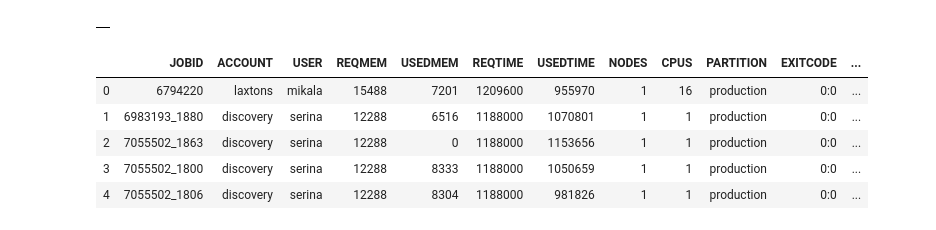
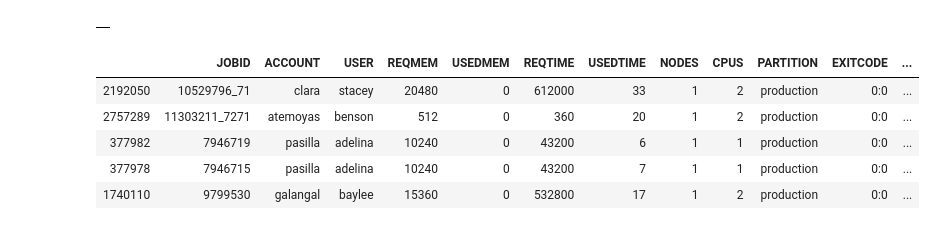
Before and after one commit to Barrett-Rogers/dq2-accre-porcupines, a Jupyter notebook: ACCRE_notebook.ipynb, the cells around one changed output. Drawn from its saved outputs; the diff is of its cells as text; code cells hidden in the pictures.

```diff
--- a/ACCRE_notebook.ipynb
+++ b/ACCRE_notebook.ipynb
@@ -400,18 +400,21 @@ ACCRE_df.groupby('ACCOUNT').diff().describe()
 ACCRE_df.groupby('ACCOUNT').diff(axis=1)
 # %% [output]
 |  |
-# %%
-ACCRE_df['MEM_diff'] = ACCRE_df['REQMEM'].sub(ACCRE_df['USEDMEM'], axis = 0)
+# %%
+ACCRE_df['USEDMEM']=ACCRE_df['USEDMEM'].astype('float64')
+# %%
+ACCRE_df['PCT_Actual'] = (ACCRE_df['USEDMEM'].div(ACCRE_df['REQMEM']).mul(100))
 # %%
 ACCRE_df['REQMEM'] = ACCRE_df['REQMEM'].astype('int64')
 # %%
 ACCRE_df['USEDMEM'] = ACCRE_df['USEDMEM'].astype('int64')
-# %%
-ACCRE_df.head()
-# %% [output]
-|  | JOBID | ACCOUNT | USER | REQMEM | USEDMEM | REQTIME | USEDTIME | NODES | CPUS | PARTITION | EXITCODE | ... |
-| 0 | 6794220 | laxtons | mikala | 15488 | 7201 | 1209600 | 955970 | 1 | 16 | production | 0:0 | ... |
-| 1 | 6983193_1880 | discovery | serina | 12288 | 6516 | 1188000 | 1070801 | 1 | 1 | production | 0:0 | ... |
-| 2 | 7055502_1863 | discovery | serina | 12288 | 0 | 1188000 | 1153656 | 1 | 1 | production | 0:0 | ... |
-| 3 | 7055502_1800 | discovery | serina | 12288 | 8333 | 1188000 | 1050659 | 1 | 1 | production | 0:0 | ... |
-| 4 | 7055502_1806 | discovery | serina | 12288 | 8304 | 1188000 | 981826 | 1 | 1 | production | 0:0 | ... |
+# %%
+ACCRE_df=ACCRE_df.sort_values(by='PCT_Actual')
+ACCRE_df.head()
+# %% [output]
+|  | JOBID | ACCOUNT | USER | REQMEM | USEDMEM | REQTIME | USEDTIME | NODES | CPUS | PARTITION | EXITCODE | ... |
+| 2192050 | 10529796_71 | clara | stacey | 20480 | 0 | 612000 | 33 | 1 | 2 | production | 0:0 | ... |
+| 2757289 | 11303211_7271 | atemoyas | benson | 512 | 0 | 360 | 20 | 1 | 2 | production | 0:0 | ... |
+| 377982 | 7946719 | pasilla | adelina | 10240 | 0 | 43200 | 6 | 1 | 1 | production | 0:0 | ... |
+| 377978 | 7946715 | pasilla | adelina | 10240 | 0 | 43200 | 7 | 1 | 1 | production | 0:0 | ... |
+| 1740110 | 9799530 | galangal | baylee | 15360 | 0 | 532800 | 17 | 1 | 2 | production | 0:0 | ... |
```
Also changed, not shown: parts of 21 cells of this notebook.
